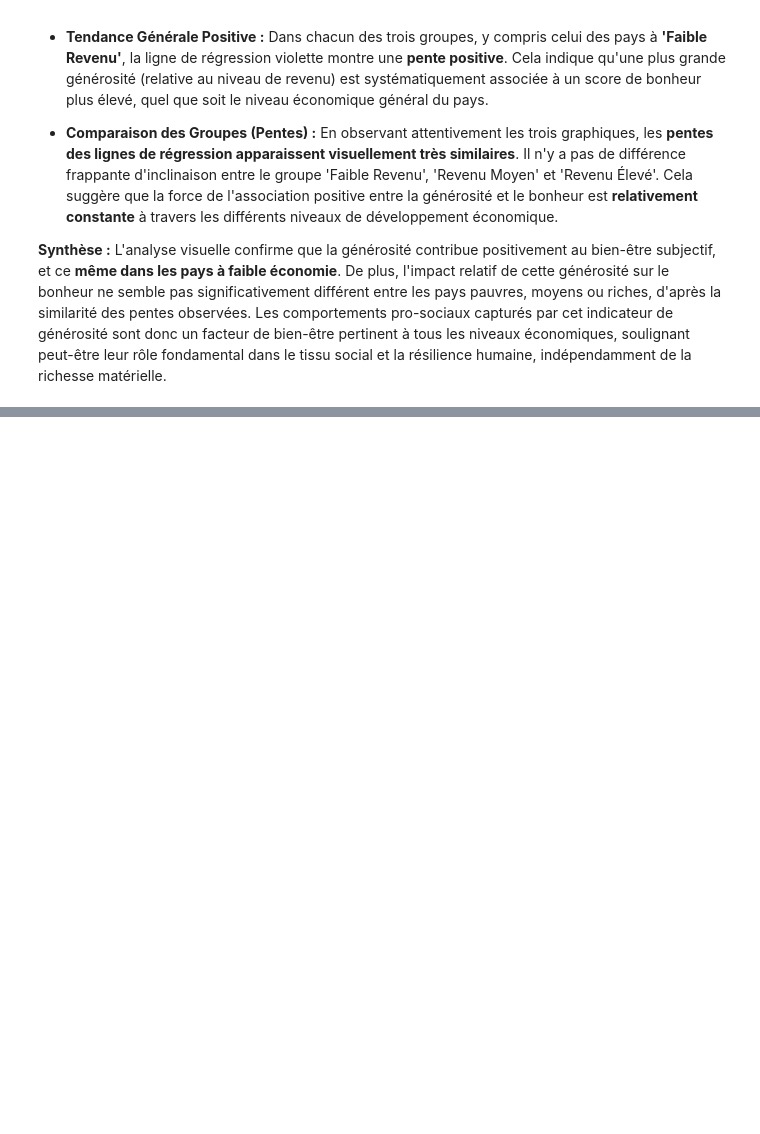
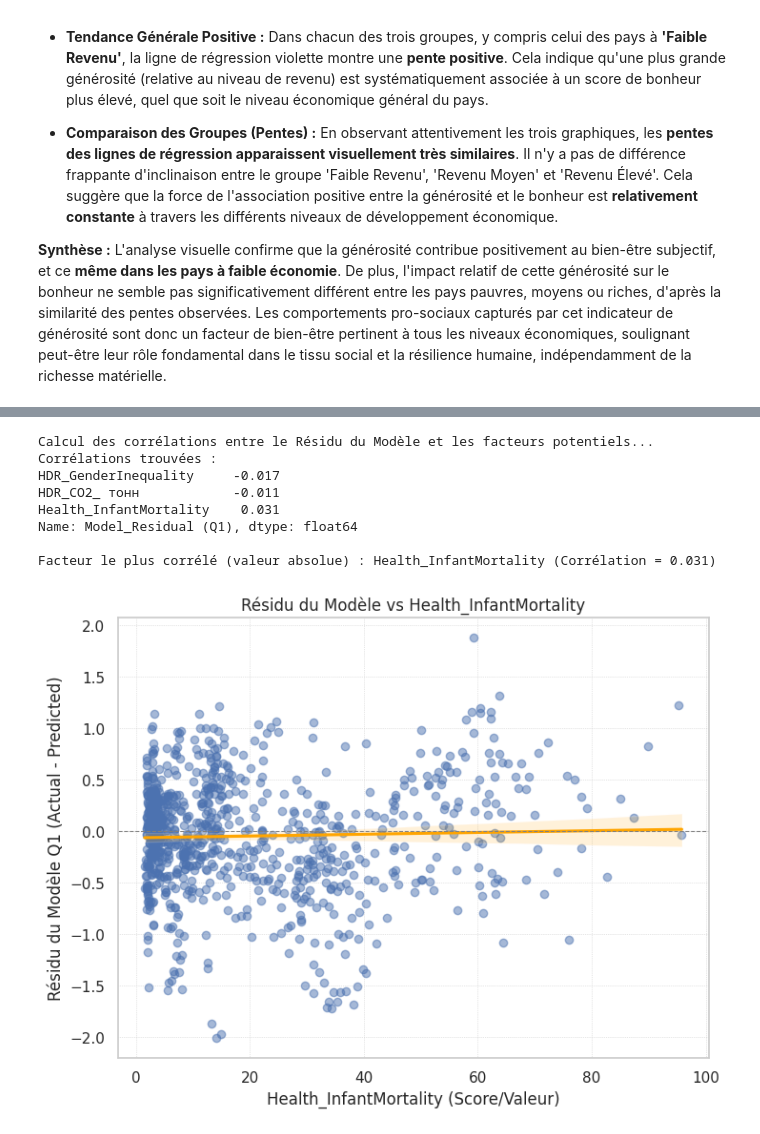
Before and after one commit to Rayane0001/world-happiness-analysis, a Jupyter notebook: analyse_rayane.ipynb, the cells around one changed output, grey strips where cells are left out. Cells and saved outputs as stored; diff of their text form; code cells hidden in the pictures; blank space fills up the shorter version.

Commit message:
:memo: Question 7 : Analyse du Résidu Inexpliqué (Dystopia Residual)

```diff
--- a/analyse_rayane.ipynb
+++ b/analyse_rayane.ipynb
@@ -755,0 +849,47 @@ Les graphiques ci-dessus visualisent la relation entre la générosité (mesuré
+# %%
+# --- Exploration : Corrélations entre Résidu et Nouveaux Facteurs ---
+
+if q7_data_ready and df_q7_analysis is not None and not df_q7_analysis.empty and new_factor_cols:
+
+    print("\nCalcul des corrélations entre le Résidu du Modèle et les facteurs potentiels...")
+
+    # Sélectionner le résidu et les nouvelles colonnes de facteurs
+    cols_for_corr = ['Model_Residual (Q1)'] + new_factor_cols
+    correlation_residual = df_q7_analysis[cols_for_corr].corr()['Model_Residual (Q1)'].drop('Model_Residual (Q1)') # Exclure la corrélation avec lui-même
+
+    print("Corrélations trouvées :")
+    print(correlation_residual.round(3)) # Afficher les corrélations
+
+    # Identifier le facteur le plus fortement corrélé (en valeur absolue)
+    strongest_corr_factor = correlation_residual.abs().idxmax()
+    strongest_corr_value = correlation_residual.loc[strongest_corr_factor]
+    print(f"\nFacteur le plus corrélé (valeur absolue) : {strongest_corr_factor} (Corrélation = {strongest_corr_value:.3f})")
+
+    # Visualiser la relation pour le facteur le plus corrélé
+    if pd.notna(strongest_corr_value): # S'assurer qu'une corrélation a été trouvée
+        plt.figure(figsize=(8, 6))
+        sns.regplot(data=df_q7_analysis, x=strongest_corr_factor, y='Model_Residual (Q1)',
+                    scatter_kws={'alpha': 0.5}, line_kws={'color': 'orange'})
+        plt.title(f'Résidu du Modèle vs {strongest_corr_factor}')
+        plt.xlabel(f'{strongest_corr_factor} (Score/Valeur)')
+        plt.ylabel('Résidu du Modèle Q1 (Actual - Predicted)')
+        plt.grid(True, linestyle=':', linewidth=0.5)
+        plt.axhline(0, color='grey', linestyle='--', linewidth=0.8) # Ligne à zéro pour le résidu
+        plt.show()
+    else:
+        print("Aucune corrélation significative trouvée ou calculable.")
+
+elif not new_factor_cols:
+     print("Aucun nouveau facteur n'était disponible pour l'analyse de corrélation.")
+else:
+    print("Les données pour l'analyse Q7 ne sont pas disponibles.")
+# %% [output]
+Calcul des corrélations entre le Résidu du Modèle et les facteurs potentiels...
+Corrélations trouvées :
+HDR_GenderInequality     -0.017
+HDR_CO2_ тонн            -0.011
+Health_InfantMortality    0.031
+Name: Model_Residual (Q1), dtype: float64
+
+Facteur le plus corrélé (valeur absolue) : Health_InfantMortality (Corrélation = 0.031)
+[figure, added]
```
Also changed, not shown: parts of 3 cells of this notebook.
